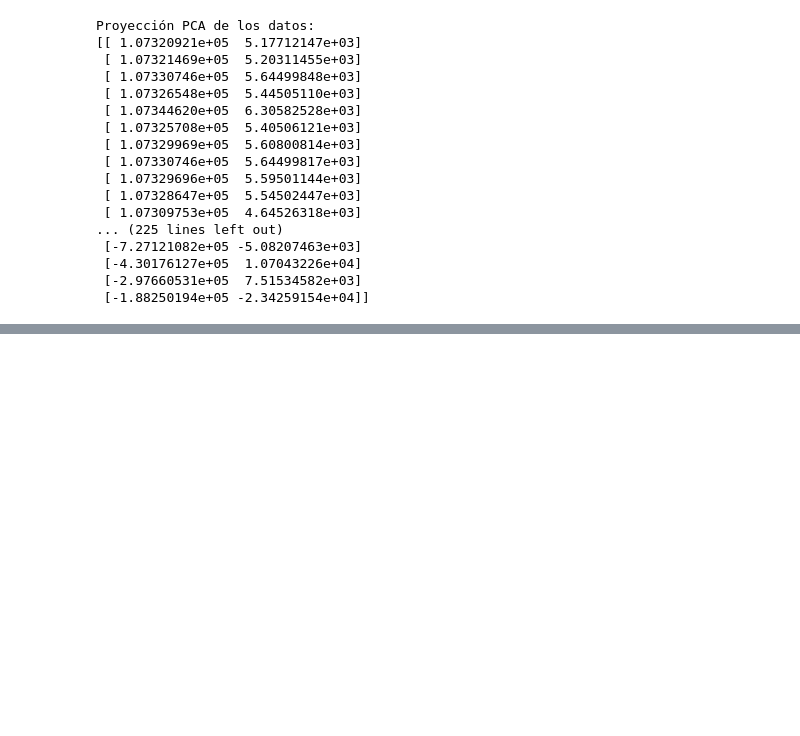
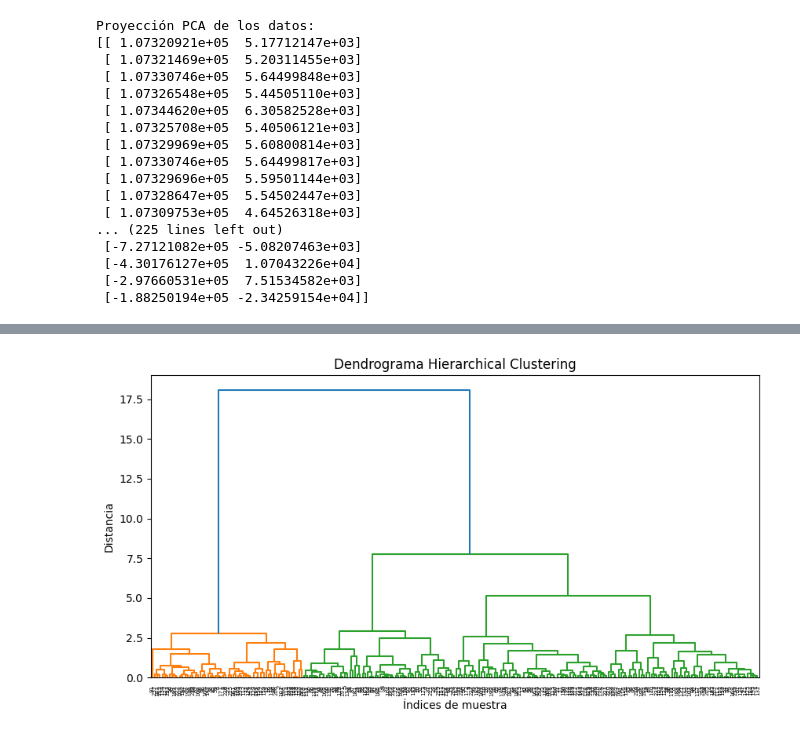
Before and after one commit to Mariolh33/G2_100472188_100429058_P2, a Jupyter notebook: Practica2.ipynb, the cells around one changed output, grey strips where cells are left out. Cells and saved outputs as stored; diff of their text form; code cells hidden in the pictures; blank space fills up the shorter version.

```diff
--- a/Practica2.ipynb
+++ b/Practica2.ipynb
@@ -199,0 +271,15 @@ Proyección PCA de los datos:
+# %%
+from scipy.cluster.hierarchy import linkage, dendrogram
+
+# Calcular la matriz de enlace utilizando el método de enlace completo
+Z = linkage(X, method='complete')
+
+# Visualizar el dendrograma
+plt.figure(figsize=(10, 5))
+dendrogram(Z)
+plt.title('Dendrograma Hierarchical Clustering')
+plt.xlabel('Índices de muestra')
+plt.ylabel('Distancia')
+plt.show()
+# %% [output]
+[figure, added]
```
Also changed, not shown: parts of 12 cells of this notebook.
